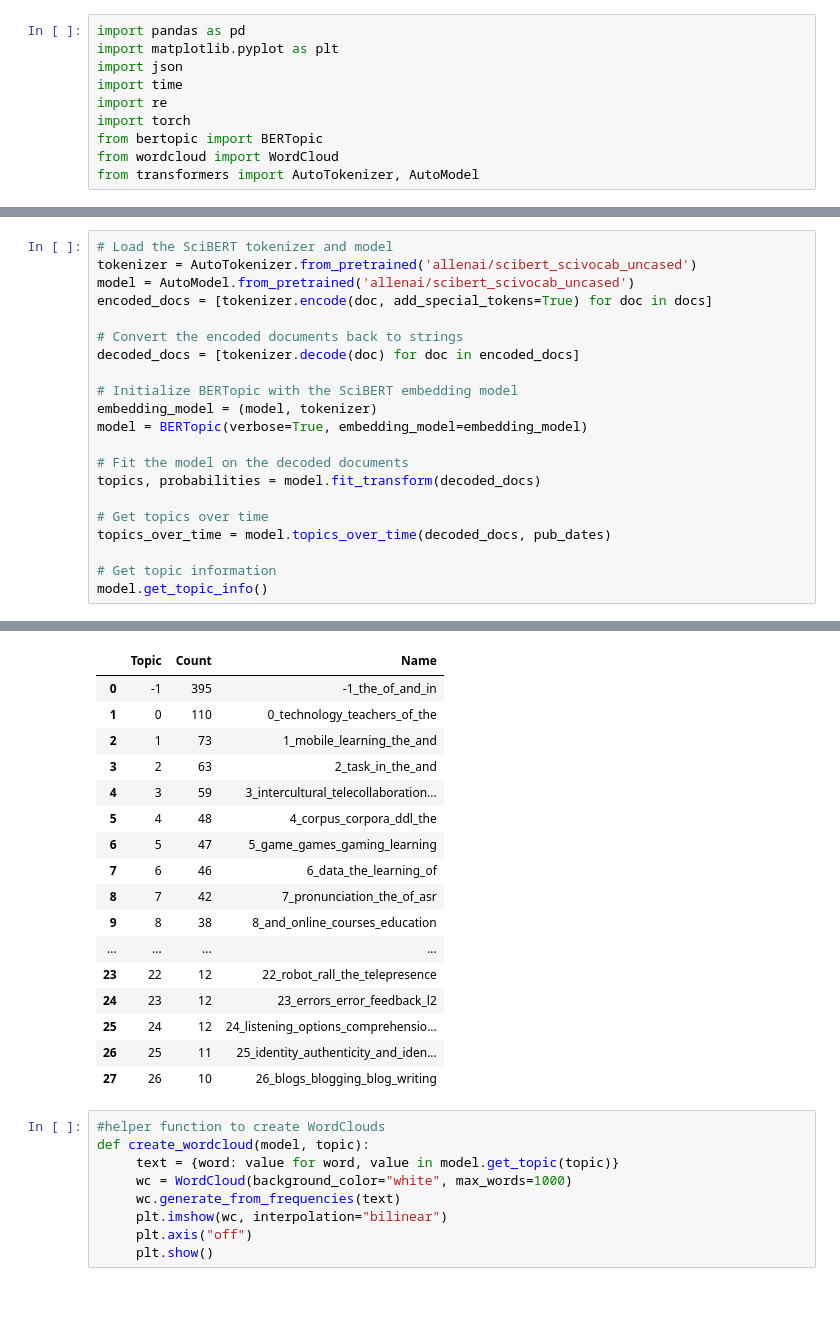
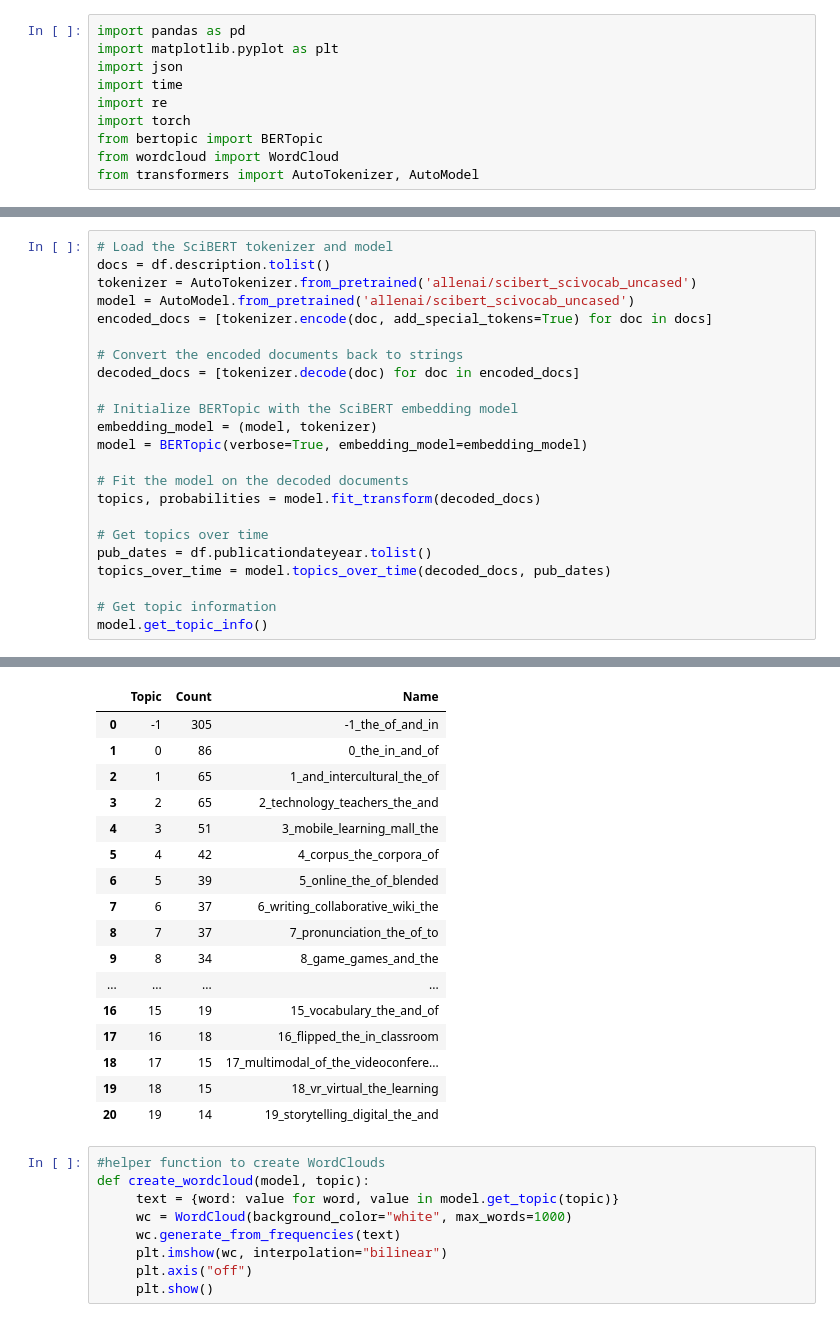
Before and after one commit to Naoru347/CALLResearchTrends, a Jupyter notebook: topic_modeling_scibert.ipynb, the cells around one changed output, grey strips where cells are left out. Cells and saved outputs as stored; diff of their text form.

```diff
--- a/topic_modeling_scibert.ipynb
+++ b/topic_modeling_scibert.ipynb
@@ -36,5 +36,6 @@ Data successfully converted to DataFrame. Conversion time: 0.0029985904693603516
 # %%
 # Load the SciBERT tokenizer and model
+docs = df.description.tolist()
 tokenizer = AutoTokenizer.from_pretrained('allenai/scibert_scivocab_uncased')
 model = AutoModel.from_pretrained('allenai/scibert_scivocab_uncased')
 encoded_docs = [tokenizer.encode(doc, add_special_tokens=True) for doc in docs]
@@ -50,6 +51,7 @@ model = BERTopic(verbose=True, embedding_model=embedding_model)
 topics, probabilities = model.fit_transform(decoded_docs)
 
 # Get topics over time
+pub_dates = df.publicationdateyear.tolist()
 topics_over_time = model.topics_over_time(decoded_docs, pub_dates)
 
 # Get topic information
@@ -64,20 +66,20 @@ Some weights of the model checkpoint at allenai/scibert_scivocab_uncased were no
 |  | Topic | Count | Name |
-| 0 | -1 | 395 | -1_the_of_and_in |
-| 1 | 0 | 110 | 0_technology_teachers_of_the |
-| 2 | 1 | 73 | 1_mobile_learning_the_and |
-| 3 | 2 | 63 | 2_task_in_the_and |
-| 4 | 3 | 59 | 3_intercultural_telecollaboration... |
-| 5 | 4 | 48 | 4_corpus_corpora_ddl_the |
-| 6 | 5 | 47 | 5_game_games_gaming_learning |
-| 7 | 6 | 46 | 6_data_the_learning_of |
-| 8 | 7 | 42 | 7_pronunciation_the_of_asr |
-| 9 | 8 | 38 | 8_and_online_courses_education |
+| 0 | -1 | 305 | -1_the_of_and_in |
+| 1 | 0 | 86 | 0_the_in_and_of |
+| 2 | 1 | 65 | 1_and_intercultural_the_of |
+| 3 | 2 | 65 | 2_technology_teachers_the_and |
+| 4 | 3 | 51 | 3_mobile_learning_mall_the |
+| 5 | 4 | 42 | 4_corpus_the_corpora_of |
+| 6 | 5 | 39 | 5_online_the_of_blended |
+| 7 | 6 | 37 | 6_writing_collaborative_wiki_the |
+| 8 | 7 | 37 | 7_pronunciation_the_of_to |
+| 9 | 8 | 34 | 8_game_games_and_the |
 | ... | ... | ... | ... |
-| 23 | 22 | 12 | 22_robot_rall_the_telepresence |
-| 24 | 23 | 12 | 23_errors_error_feedback_l2 |
-| 25 | 24 | 12 | 24_listening_options_comprehensio... |
-| 26 | 25 | 11 | 25_identity_authenticity_and_iden... |
-| 27 | 26 | 10 | 26_blogs_blogging_blog_writing |
+| 16 | 15 | 19 | 15_vocabulary_the_and_of |
+| 17 | 16 | 18 | 16_flipped_the_in_classroom |
+| 18 | 17 | 15 | 17_multimodal_of_the_videoconfere... |
+| 19 | 18 | 15 | 18_vr_virtual_the_learning |
+| 20 | 19 | 14 | 19_storytelling_digital_the_and |
 # %%
 #helper function to create WordClouds
 def create_wordcloud(model, topic):
```
Also changed, not shown: parts of 7 cells of this notebook, 34 other files.
